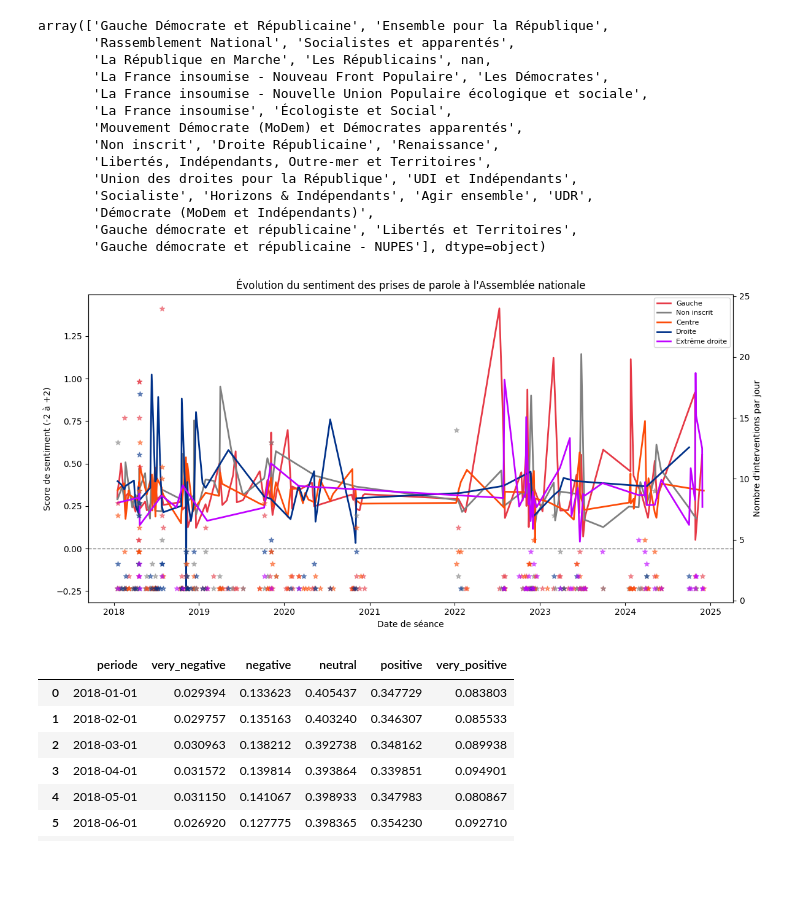
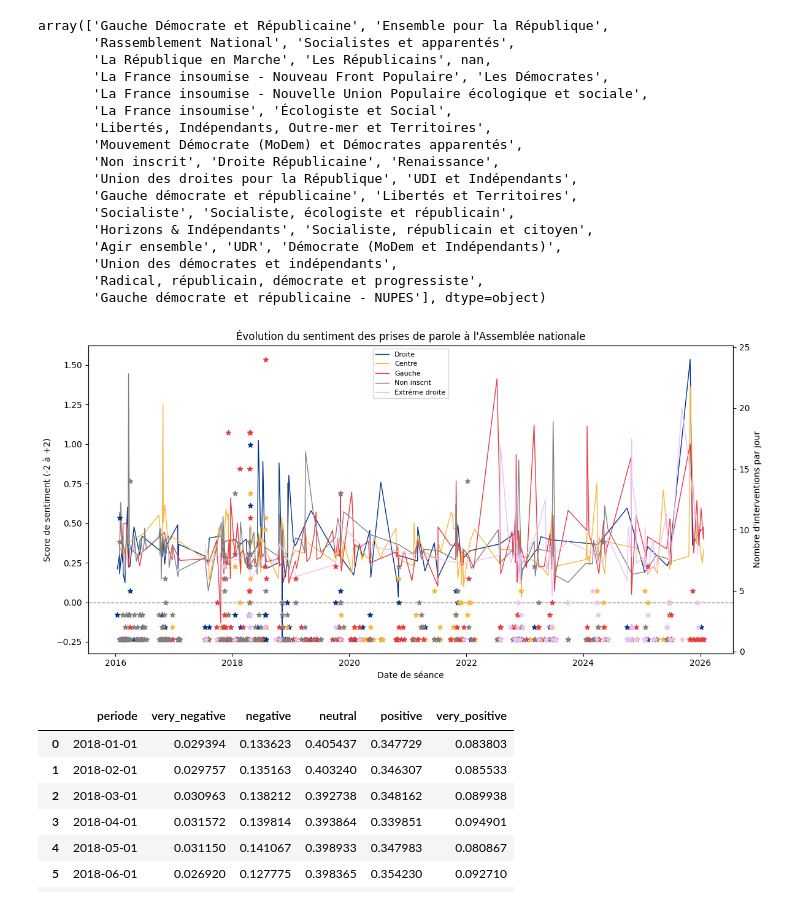
Before and after one commit to jul339/DataDebat, a Jupyter notebook: notebooks/view_sentiments_data_group.ipynb, the cells around one changed output. Drawn from its saved outputs; the diff is of its cells as text; code cells hidden in the pictures; blank space fills up the shorter version.

```diff
--- a/notebooks/view_sentiments_data_group.ipynb
+++ b/notebooks/view_sentiments_data_group.ipynb
@@ -8,7 +8,7 @@ sys.path.insert(0, str(ROOT / "src"))
 from db.es_connection import ESConnection
 
 # Charger les sentiments
-sentiments_path = ROOT / "data/result/sentiments/sentiments.csv"
+sentiments_path = ROOT / "data/result/sentiments/sentiments2.csv"
 df = pd.read_csv(sentiments_path)
 
 # Connexion ES et récupération des dates par para_id
@@ -57,13 +57,16 @@ array(['Gauche Démocrate et Républicaine', 'Ensemble pour la République',
        'La France insoumise - Nouveau Front Populaire', 'Les Démocrates',
        'La France insoumise - Nouvelle Union Populaire écologique et sociale',
        'La France insoumise', 'Écologiste et Social',
+       'Libertés, Indépendants, Outre-mer et Territoires',
        'Mouvement Démocrate (MoDem) et Démocrates apparentés',
        'Non inscrit', 'Droite Républicaine', 'Renaissance',
-       'Libertés, Indépendants, Outre-mer et Territoires',
        'Union des droites pour la République', 'UDI et Indépendants',
-       'Socialiste', 'Horizons & Indépendants', 'Agir ensemble', 'UDR',
-       'Démocrate (MoDem et Indépendants)',
        'Gauche démocrate et républicaine', 'Libertés et Territoires',
+       'Socialiste', 'Socialiste, écologiste et républicain',
+       'Horizons & Indépendants', 'Socialiste, républicain et citoyen',
+       'Agir ensemble', 'UDR', 'Démocrate (MoDem et Indépendants)',
+       'Union des démocrates et indépendants',
+       'Radical, républicain, démocrate et progressiste',
        'Gauche démocrate et républicaine - NUPES'], dtype=object)
 # %%
 # Regrouper en 4–5 familles politiques (nouveau champ)
@@ -92,7 +95,7 @@ reverse_map = {g: fam for fam, groupes in GROUPE_TO_FAMILLE.items() for g in gro
 df["groupe_politique"] = df["groupe"].map(reverse_map).fillna("Non inscrit")
 df["groupe_politique"].value_counts()
 COULEURS = {
-    "Extrême droite": "#BF00FF",           # bleu marine
+    "Extrême droite": "#EAC0FF",           # bleu marine
     "Gauche": "#E63946",              # rouge
     "Centre": "#F7B538",      # beige/macron
     "Droite": "#003189",                 # bleu
@@ -119,32 +122,32 @@ depute_historique = pd.read_csv("../data/deputes-historique.csv")
 # %%
 from matplotlib import pyplot as plt
 
 fig, ax = plt.subplots(figsize=(12, 6))
 ax2 = ax.twinx()
 
 # Moyenne ET count par date et groupe politique
 daily_per_group = (
     df.groupby(["date_seance", "groupe_politique"])["sentiment_score"]
     .agg(mean="mean", count="count")
     .reset_index()
 )
 for gp in daily_per_group["groupe_politique"].unique():
     d = daily_per_group[daily_per_group["groupe_politique"] == gp]
-    line, = ax.plot(d["date_seance"], d["mean"], color=COULEURS[gp], linewidth=2, label=gp)
-    ax2.scatter(d["date_seance"], d["count"], color=COULEURS[gp], marker="*", alpha=0.5)
+    line, = ax.plot(d["date_seance"], d["mean"], color=COULEURS[gp], linewidth=1, label=gp)
+    ax2.scatter(d["date_seance"], d["count"], color=COULEURS[gp], marker="*") #  alpha=0.5
 
 # ligne neutre
 ax.axhline(0, linestyle="--", linewidth=1, color="gray")
 
 ax.set_xlabel("Date de séance")
 ax.set_ylabel("Score de sentiment (-2 à +2)")
 ax2.set_ylabel("Nombre d'interventions par jour")
 ax.set_title("Évolution du sentiment des prises de parole à l'Assemblée nationale")
 ax.legend(loc="best", fontsize=8)
 plt.tight_layout()
 plt.show()
 # %% [output]
-[figure, old version]
+[figure, new version]
 # %%
 # Enlever les lignes sans date et créer une période (mois) pour agréger
 df_clean = df.dropna(subset=["date_seance"]).copy()
```
Also changed, not shown: parts of 1 cell of this notebook, 2 other files.
